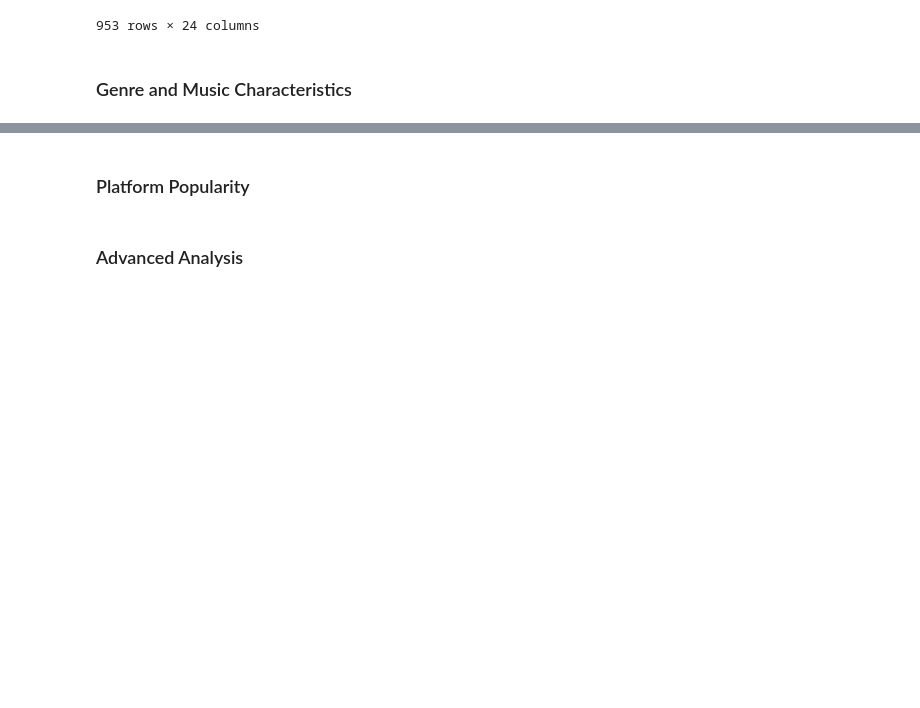
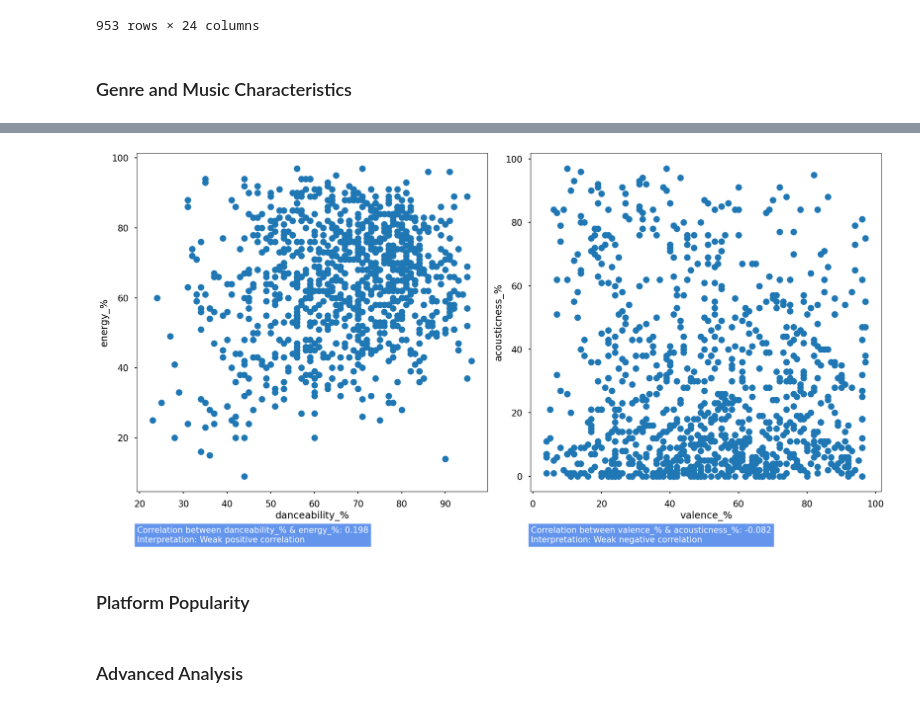
Before and after one commit to krlsbrre/Spotify-Data-Analysis, a Jupyter notebook: SPOTIFY.ipynb, the cells around one changed output, grey strips where cells are left out. Saved outputs shown, nothing was run; the diff lists cells and outputs as text; code cells hidden in the pictures; blank space fills up the shorter version.

```diff
--- a/SPOTIFY.ipynb
+++ b/SPOTIFY.ipynb
@@ -270,3 +294,21 @@ plt.subplots_adjust(wspace=0.4, hspace=0.4)
+# %%
+def corr(df, name1, name2, a):
+    a.scatter(df[name1], df[name2])
+    mc_corr = df[name1].corr(df[name2], method='pearson')
+    mc_interp = corrinterp(mc_corr)
+    a.set_xlabel(name1)
+    a.set_ylabel(name2)
+    a.text(0.0005, -0.15, f"Correlation between {name1} & {name2}: {mc_corr:.3f}\nInterpretation: {mc_interp}",fontsize=15, backgroundcolor='cornflowerblue', color='white', transform=a.transAxes)
+
+f, a = plt.subplots(nrows = 1, ncols = 2, figsize=(20, 10))
+
+corr(mchar_df, 'danceability_%', 'energy_%', a[0])
+corr(mchar_df, 'valence_%', 'acousticness_%', a[1])
+
+plt.tight_layout()
+plt.show()
+# %% [output]
+[figure, added]
 # %% [markdown]
 ### Platform Popularity
 # %% [markdown]
```
Also changed, not shown: parts of 5 cells of this notebook.
